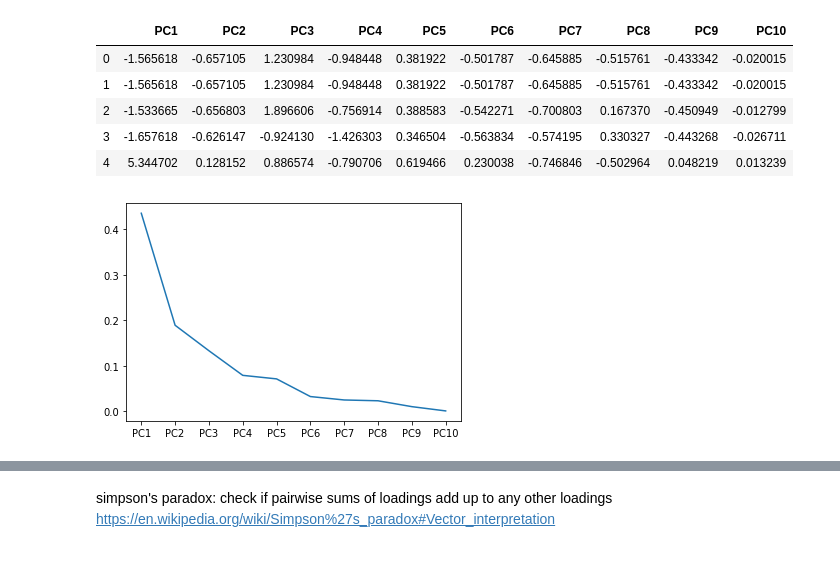
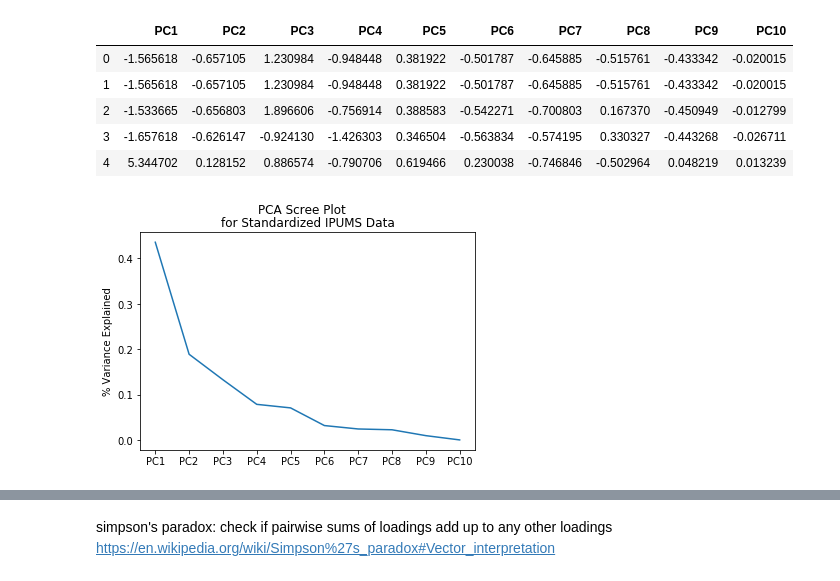
Before and after one commit to dicicch/features-of-innovators, a Jupyter notebook: notebooks/EDA.ipynb, the cells around one changed output, grey strips where cells are left out. Saved outputs shown, nothing was run; the diff lists cells and outputs as text; code cells hidden in the pictures.

```diff
--- a/notebooks/EDA.ipynb
+++ b/notebooks/EDA.ipynb
@@ -115,8 +118,11 @@ pcdf.head()
 # %%
 g = sns.lineplot(range(pca.n_components),
                  pca.explained_variance_ratio_,
                  markers=True)
+plt.suptitle("PCA Scree Plot")
+plt.title("for Standardized IPUMS Data")
+plt.ylabel("% Variance Explained")
 plt.xticks(range(pca.n_components))
 g.set_xticklabels(cols);
 # %% [output]
-[figure, old version]
+[figure, new version]
```
Also changed, not shown: parts of 9 cells of this notebook, 1 other file.
